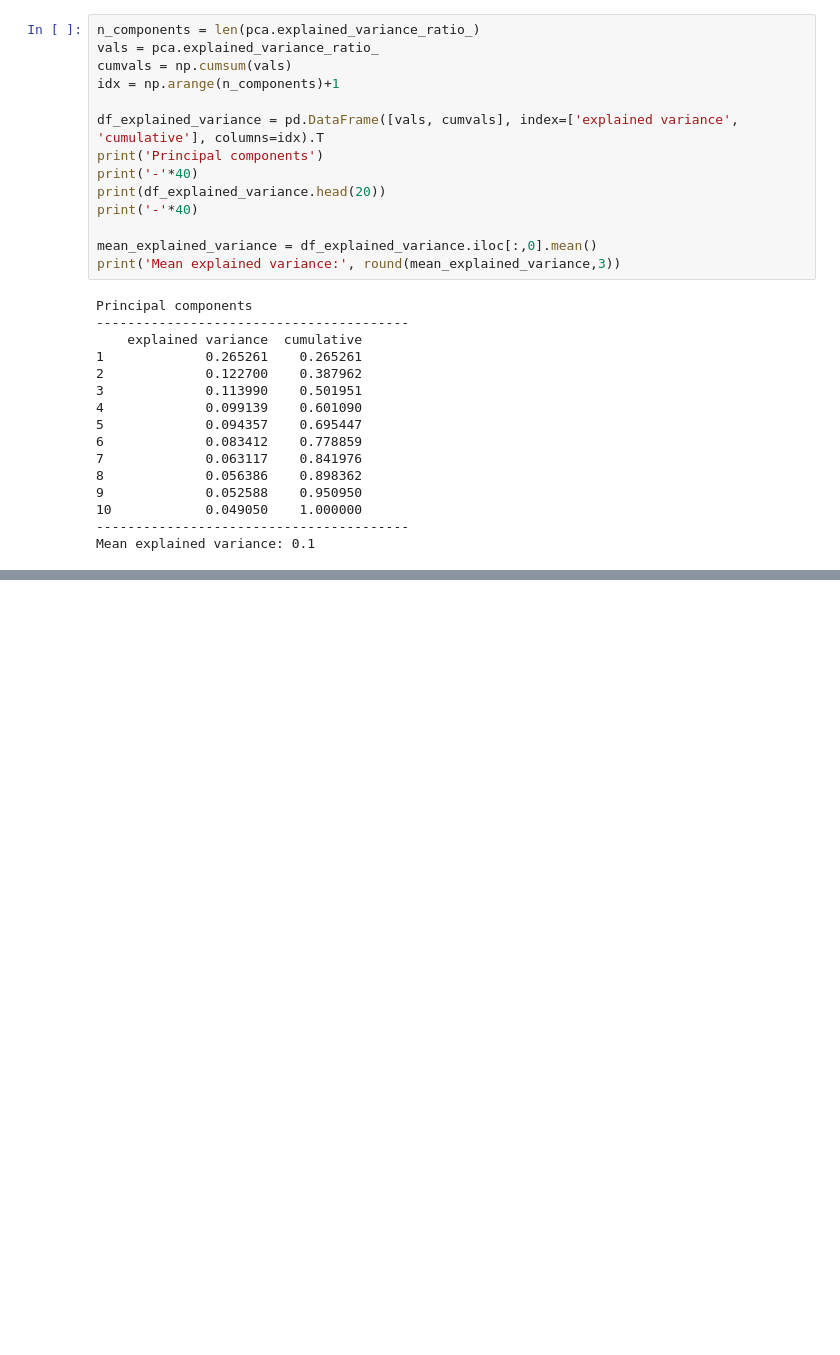
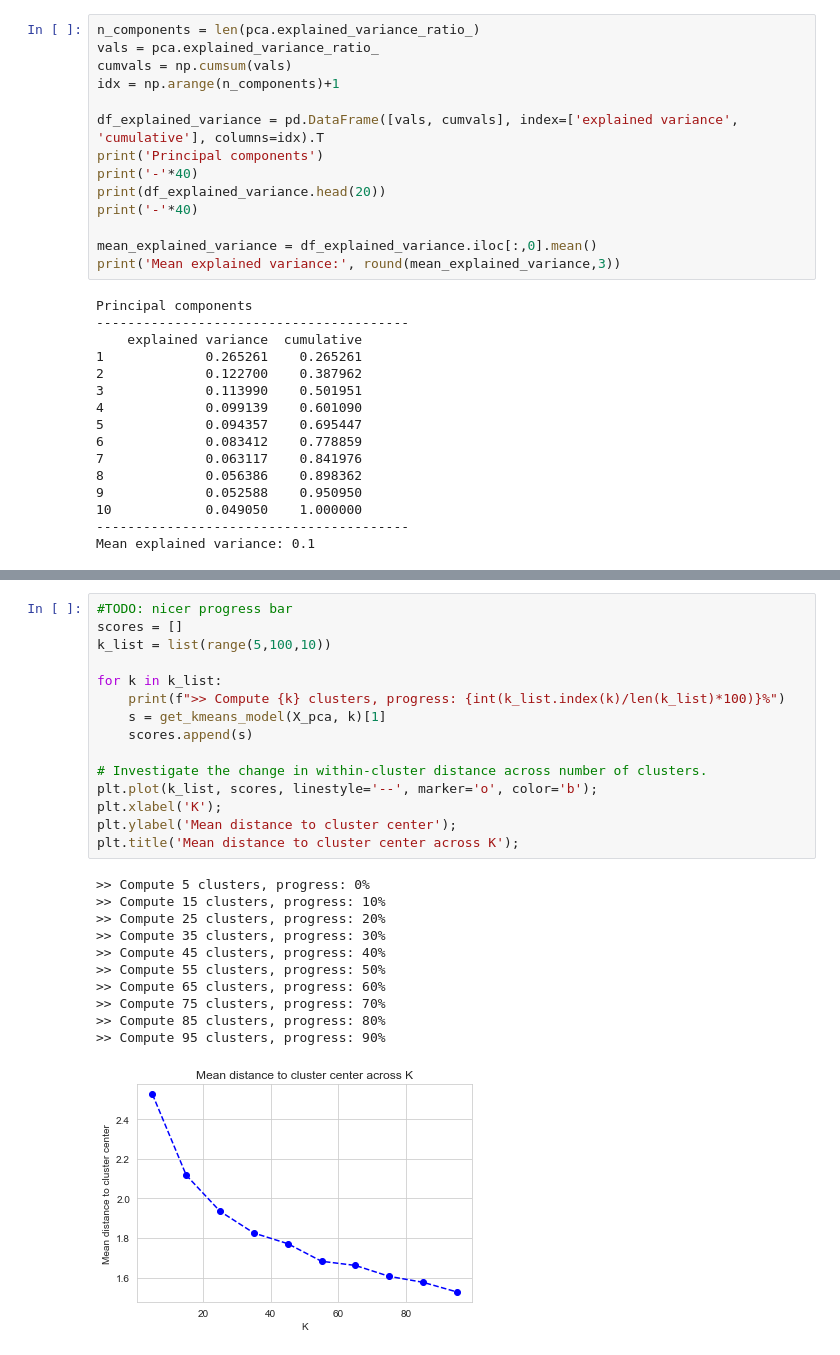
Before and after one commit to philippschmalen/Code-snippets, a Jupyter notebook: PCA_workflow.ipynb, the cells around one changed output, grey strips where cells are left out. Drawn from its saved outputs; the diff is of its cells as text; blank space fills up the shorter version.

```diff
--- a/PCA_workflow.ipynb
+++ b/PCA_workflow.ipynb
@@ -145,0 +224,27 @@ if sample_size != 1:
+# %%
+#TODO: nicer progress bar
+scores = []
+k_list = list(range(5,100,10))
+
+for k in k_list:
+    print(f">> Compute {k} clusters, progress: {int(k_list.index(k)/len(k_list)*100)}%")
+    s = get_kmeans_model(X_pca, k)[1]
+    scores.append(s)
+
+# Investigate the change in within-cluster distance across number of clusters.
+plt.plot(k_list, scores, linestyle='--', marker='o', color='b');
+plt.xlabel('K');
+plt.ylabel('Mean distance to cluster center');
+plt.title('Mean distance to cluster center across K');
+# %% [output]
+>> Compute 5 clusters, progress: 0%
+>> Compute 15 clusters, progress: 10%
+>> Compute 25 clusters, progress: 20%
+>> Compute 35 clusters, progress: 30%
+>> Compute 45 clusters, progress: 40%
+>> Compute 55 clusters, progress: 50%
+>> Compute 65 clusters, progress: 60%
+>> Compute 75 clusters, progress: 70%
+>> Compute 85 clusters, progress: 80%
+>> Compute 95 clusters, progress: 90%
+[figure, added]
```
Also changed, not shown: parts of 15 cells of this notebook.
